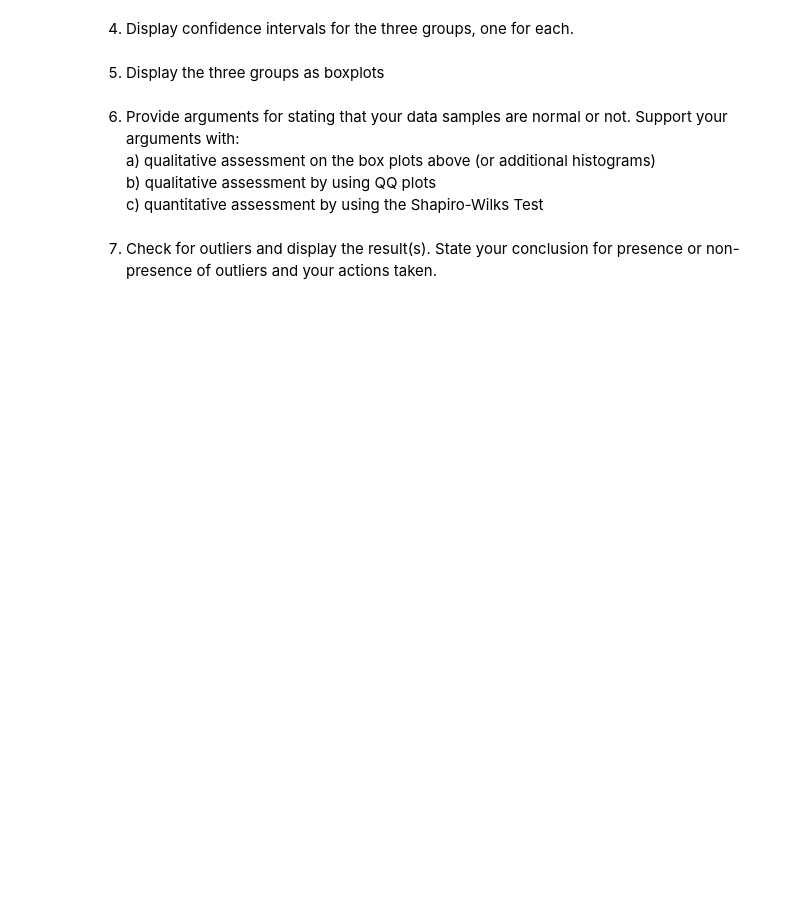
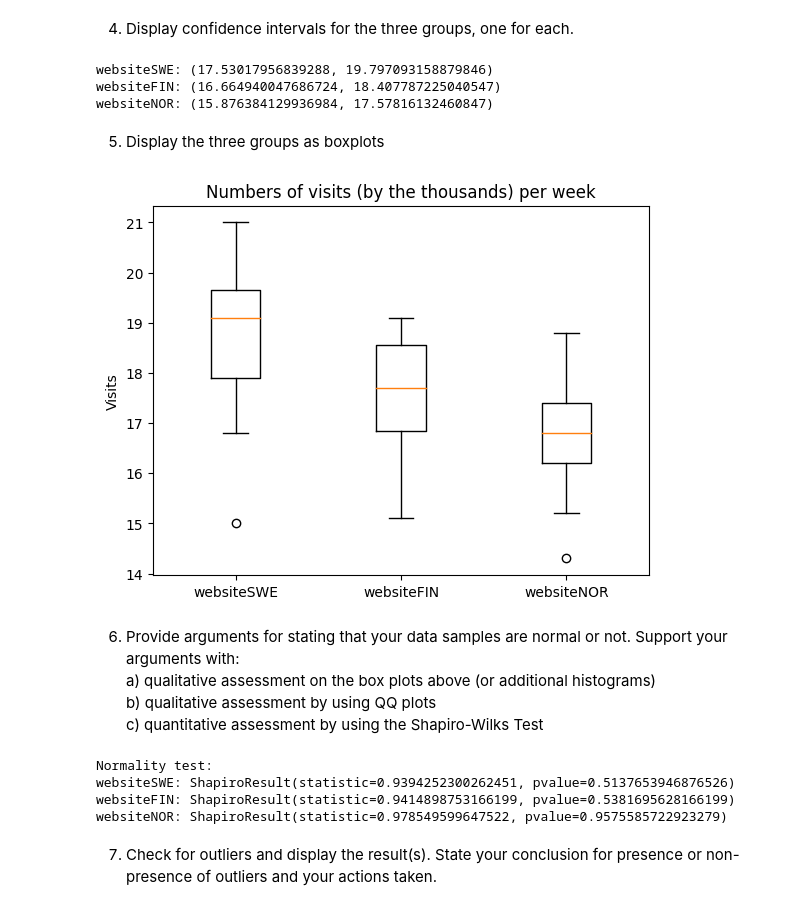
Before and after one commit to sebdanielsson/jupyter-notebooks, a Jupyter notebook: GIK2KM/Labs/Lab 3/lab3.ipynb, the cells around one changed output. Cells and saved outputs as stored; diff of their text form; code cells hidden in the pictures; blank space fills up the shorter version.

```diff
--- a/GIK2KM/Labs/Lab 3/lab3.ipynb
+++ b/GIK2KM/Labs/Lab 3/lab3.ipynb
@@ -15,0 +21,8 @@ The file contains the number of visits (by the thousands) per week on three nati
+# %%
+import pandas as pd
+
+data = pd.read_csv("https://users.du.se/~rny/datascience/data/webcount2.csv", delimiter=";", decimal=",")
+swe = data['websiteSWE']
+fin = data['websiteFIN']
+nor = data['websiteNOR']
+data
@@ -18,11 +66,54 @@ The file contains the number of visits (by the thousands) per week on three nati
 # %% [markdown]
 4. Display confidence intervals for the three groups, one for each.
+# %%
+import scipy.stats
+import numpy as np
+
+ci_swe = scipy.stats.t.interval(0.95, df=len(swe)-1, loc=np.mean(swe), scale=scipy.stats.sem(swe))
+print("websiteSWE:", ci_swe)
+
+ci_fin = scipy.stats.t.interval(0.95, df=len(fin)-1, loc=np.mean(fin), scale=scipy.stats.sem(fin))
+print("websiteFIN:", ci_fin)
+
+ci_nor = scipy.stats.t.interval(0.95, df=len(nor)-1, loc=np.mean(nor), scale=scipy.stats.sem(nor))
+print("websiteNOR:", ci_nor)
+# %% [output]
+websiteSWE: (17.53017956839288, 19.797093158879846)
+websiteFIN: (16.664940047686724, 18.407787225040547)
+websiteNOR: (15.876384129936984, 17.57816132460847)
 # %% [markdown]
 5. Display the three groups as boxplots
+# %%
+import matplotlib.pyplot as plt
+
+fig, ax = plt.subplots()
+bp = ax.boxplot(data)
+ax.set_xticklabels(['websiteSWE', 'websiteFIN', 'websiteNOR'])
+ax.set_ylabel('Visits')
+ax.set_title('Numbers of visits (by the thousands) per week')
+
+plt.show()
+# %% [output]
+[figure, added]
 # %% [markdown]
 6. Provide arguments for stating that your data samples are normal or not. Support your arguments with:
 a) qualitative assessment on the box plots above (or additional histograms)
 b) qualitative assessment by using QQ plots
 c) quantitative assessment by using the Shapiro-Wilks Test
+# %%
+# 6. Perform normality test if p is lower than alpha (0,05) H0 is discarded.
+#Wiki säger om data If the p value is greater than 0.20, the conclusion is that the data are normally distributed.
+#Med den infon så kan vi fortsätta med att göra ett ANOVA test då datat anses vara normalfördelat.
+#Vilket vi också typ ser på våra boxplottar
+
+print('Normality test:')
+print('websiteSWE:', scipy.stats.shapiro(swe))
+print('websiteFIN:', scipy.stats.shapiro(fin))
+print('websiteNOR:', scipy.stats.shapiro(nor))
+# %% [output]
+Normality test:
+websiteSWE: ShapiroResult(statistic=0.9394252300262451, pvalue=0.5137653946876526)
+websiteFIN: ShapiroResult(statistic=0.9414898753166199, pvalue=0.5381695628166199)
+websiteNOR: ShapiroResult(statistic=0.978549599647522, pvalue=0.9575585722923279)
 # %% [markdown]
 7. Check for outliers and display the result(s). State your conclusion for presence or non-presence of outliers and your actions taken.
```
Also changed, not shown: parts of 13 cells of this notebook.
